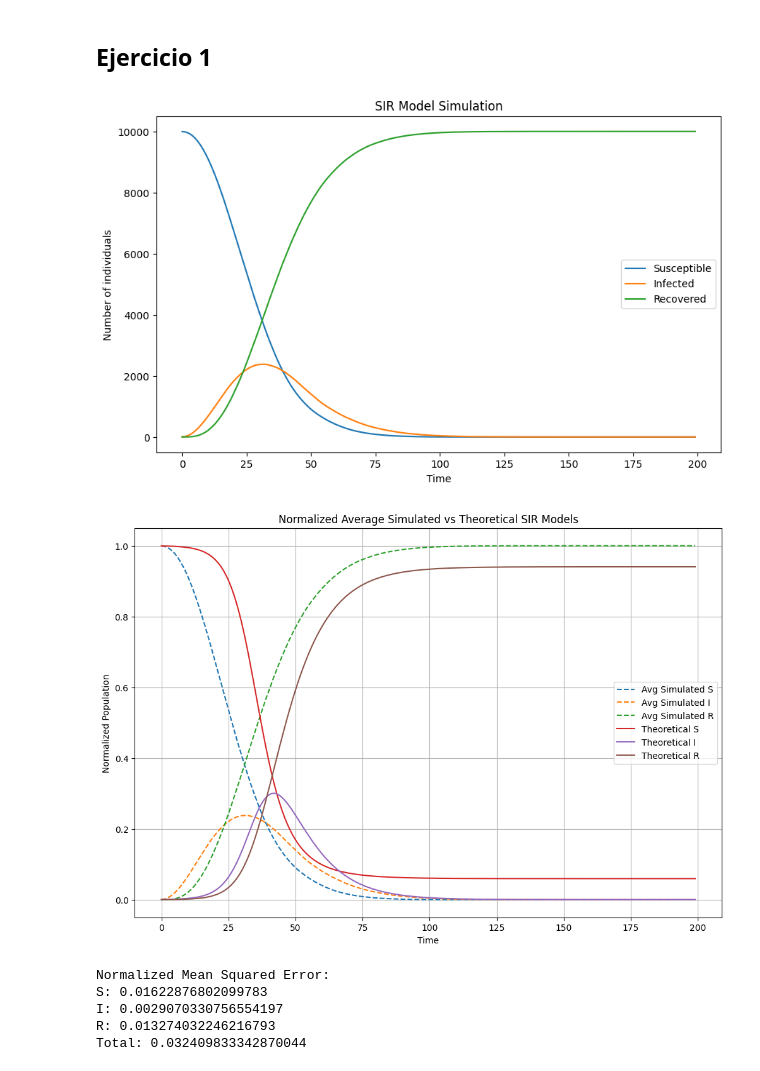
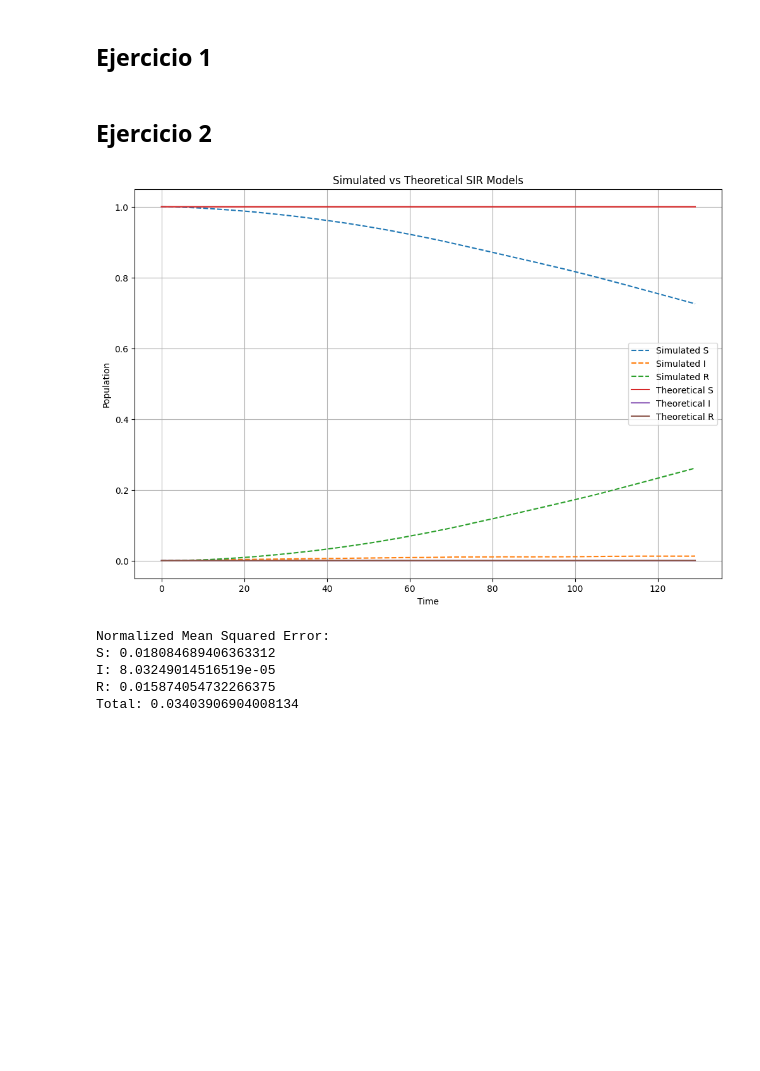
Before and after one commit to UVG-Works-Hub/sir-model, a Jupyter notebook: sir-model.ipynb, the cells around one changed output. Saved outputs shown, nothing was run; the diff lists cells and outputs as text; code cells hidden in the pictures; blank space fills up the shorter version.

```diff
--- a/sir-model.ipynb
+++ b/sir-model.ipynb
@@ -264,7 +270,7 @@ def normalize_data(data, total_population):
     """
     return data / total_population
 # %%
-def compare_plot_normalized(avg_S, avg_I, avg_R, theo_S, theo_I, theo_R, total_population):
+def compare_plot_normalized(avg_S, avg_I, avg_R, theo_S, theo_I, theo_R, total_population, title='Comparison of Simulated and Theoretical SIR Models'):
     """
     Create a comparison plot of normalized simulated and theoretical results.
 
@@ -277,15 +283,15 @@ def compare_plot_normalized(avg_S, avg_I, avg_R, theo_S, theo_I, theo_R, total_p
     None (displays the plot)
     """
     plt.figure(figsize=(12, 8))
-    plt.plot(normalize_data(avg_S, total_population), label='Avg Simulated S', linestyle='--')
-    plt.plot(normalize_data(avg_I, total_population), label='Avg Simulated I', linestyle='--')
-    plt.plot(normalize_data(avg_R, total_population), label='Avg Simulated R', linestyle='--')
+    plt.plot(normalize_data(avg_S, total_population), label='Simulated S', linestyle='--')
+    plt.plot(normalize_data(avg_I, total_population), label='Simulated I', linestyle='--')
+    plt.plot(normalize_data(avg_R, total_population), label='Simulated R', linestyle='--')
     plt.plot(normalize_data(theo_S, total_population), label='Theoretical S')
     plt.plot(normalize_data(theo_I, total_population), label='Theoretical I')
     plt.plot(normalize_data(theo_R, total_population), label='Theoretical R')
     plt.xlabel('Time')
-    plt.ylabel('Normalized Population')
-    plt.title('Normalized Average Simulated vs Theoretical SIR Models')
+    plt.ylabel('Population')
+    plt.title(title)
     plt.legend()
     plt.grid(True)
     plt.show()
@@ -343,41 +348,39 @@ evolutionPlot(SHist, IHist, RHist)
 # Ejercicios
 # %% [markdown]
 ## Ejercicio 1
+# %% [markdown]
+## Ejercicio 2
 # %%
 M, N = 100, 100  # Grid dimensions
-T = 200  # Number of time steps
-I_0 = 5  # Increase initial infected for faster spread
+T = 130  # Number of time steps
+I_0 = 2  # Increase initial infected for faster spread
 rad = 1  # Interaction radius
-beta = 0.3  # Increase infection rate
-gamma = 0.1  # Decrease recovery rate
-N_exp = 50  # Increase number of experiments
+beta = 0.1  # Increase infection rate
+gamma = 0.25  # Decrease recovery rate
+N_exp = 50  # Number of experiments
 
 N_total = M * N
 avg_S, avg_I, avg_R, avg_grids = runMultipleSimulations(M, N, T, I_0, rad, beta, gamma, N_exp)
 # %%
-evolutionPlot(avg_S, avg_I, avg_R)
-createGif(avg_grids, 'average_sir_simulation.gif')
-
 # Run theoretical model
 S0, I0, R0 = N_total - I_0, I_0, 0
 theo_S, theo_I, theo_R = run_theoretical_sir(S0, I0, R0, N_total, beta, gamma, T)
 
 # Create normalized comparison plot
-compare_plot_normalized(avg_S, avg_I, avg_R, theo_S, theo_I, theo_R, N_total)
+compare_plot_normalized(avg_S, avg_I, avg_R, theo_S, theo_I, theo_R, N_total, title='Simulated vs Theoretical SIR Models')
 
 # Calculate normalized Mean Squared Error
 mse_S, mse_I, mse_R, total_mse = calculate_normalized_mse(avg_S, avg_I, avg_R, theo_S, theo_I, theo_R, N_total)
 
 print(f"Normalized Mean Squared Error:")
 print(f"S: {mse_S}")
 print(f"I: {mse_I}")
 print(f"R: {mse_R}")
 print(f"Total: {total_mse}")
 # %% [output]
-[figure, old version]
+[figure, new version]
-[figure, removed]
 Normalized Mean Squared Error:
-S: 0.01622876802099783
-I: 0.0029070330756554197
-R: 0.013274032246216793
-Total: 0.032409833342870044
+S: 0.018084689406363312
+I: 8.03249014516519e-05
+R: 0.015874054732266375
+Total: 0.03403906904008134
```
Also changed, not shown: parts of 3 cells of this notebook, 7 other files.
